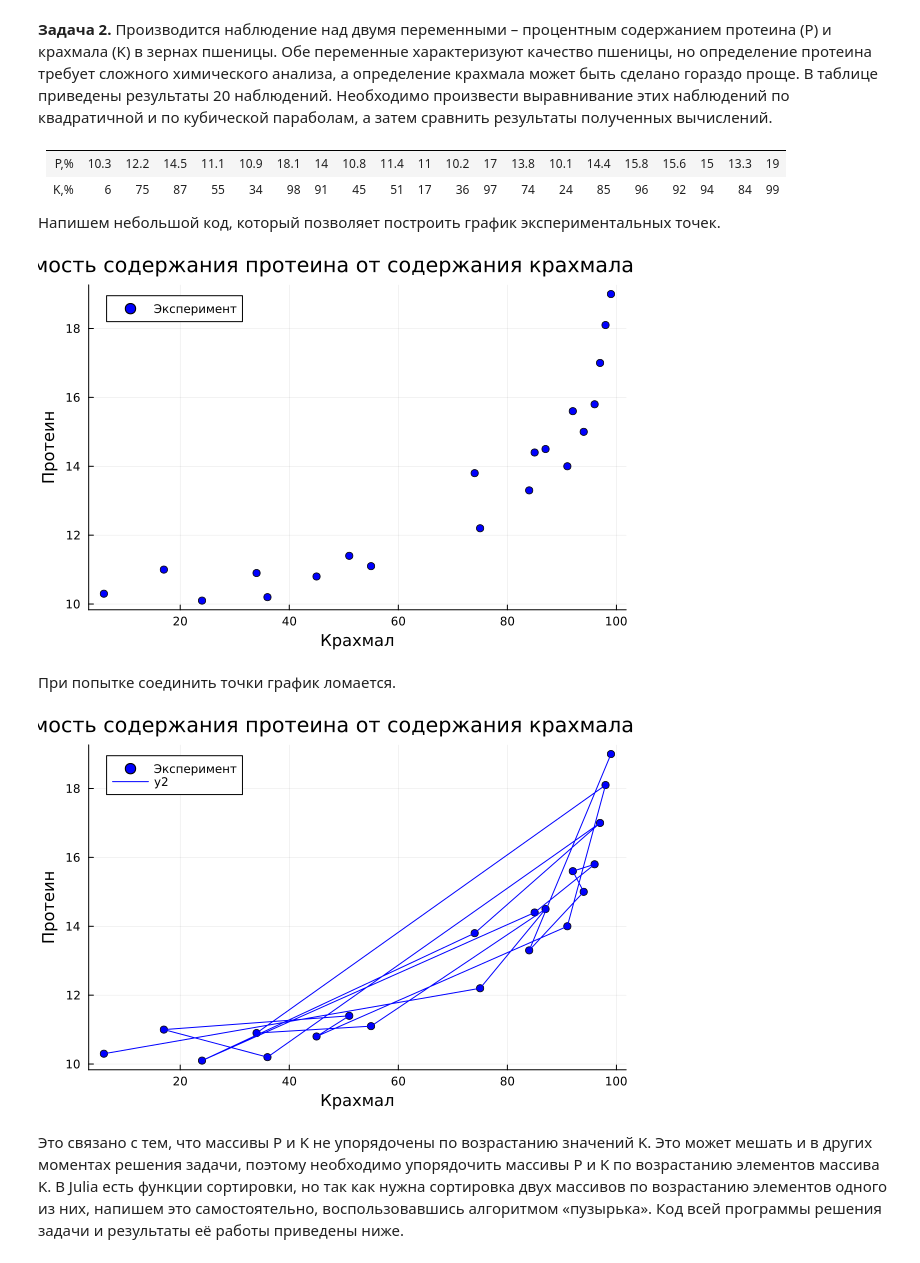
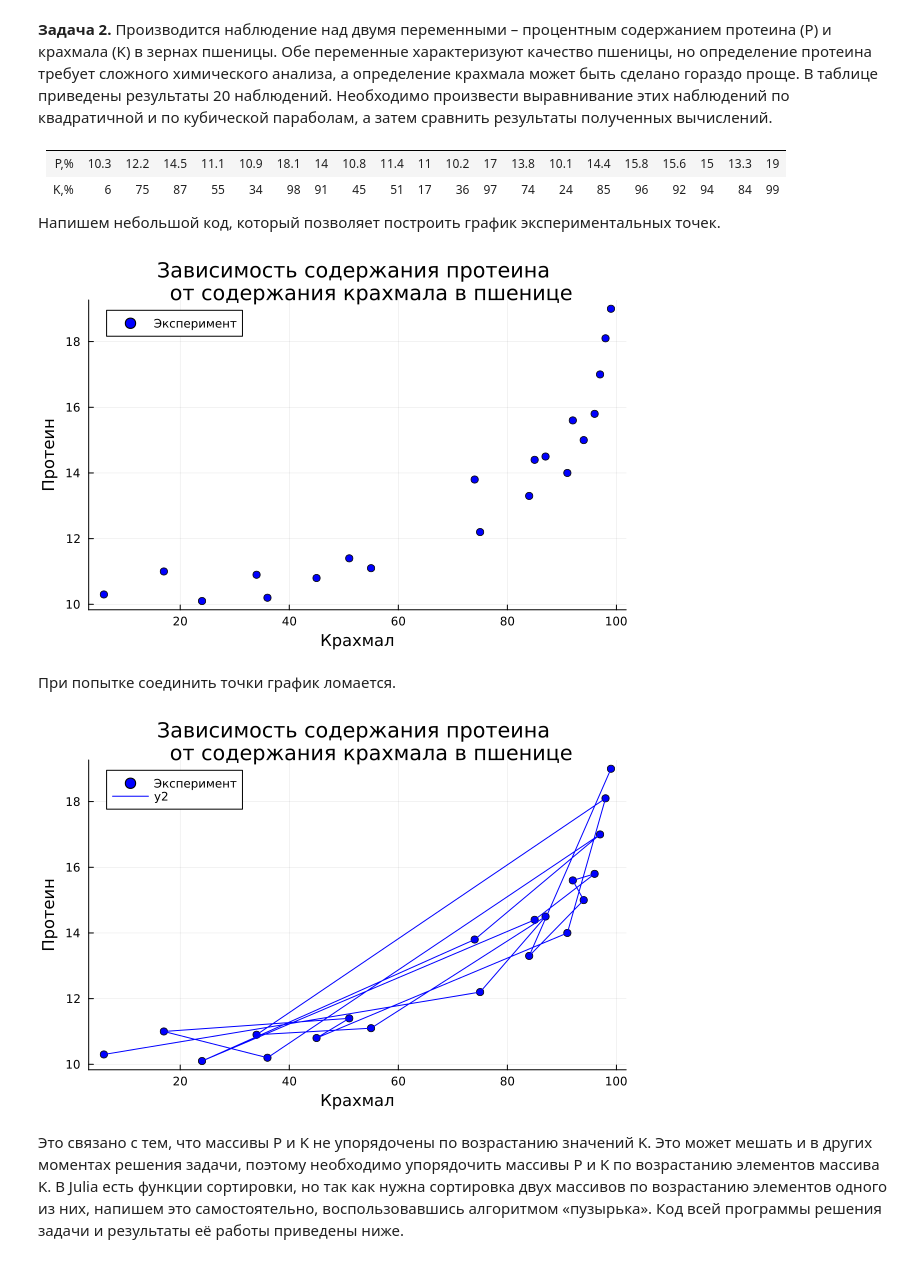
Before and after one commit to JuliaChurakova/Julia, a Jupyter notebook: Julia_2.ipynb, the cells around one changed output. Saved outputs shown, nothing was run; the diff lists cells and outputs as text; code cells hidden in the pictures.

```diff
--- a/Julia_2.ipynb
+++ b/Julia_2.ipynb
@@ -1355,24 +1404,26 @@ using Plots
 
 P = [10.3, 12.2, 14.5, 11.1, 10.9, 18.1, 14.0, 10.8, 11.4, 11, 10.2, 17, 13.8, 10.1, 14.4, 15.8, 15.6, 15, 13.3, 19]
 K = [6, 75, 87, 55, 34, 98, 91, 45, 51, 17, 36, 97, 74, 24, 85, 96, 92, 94, 84, 99]
-scatter(K, P, label="Эксперимент", color = :blue, title = "Зависимость содержания протеина от содержания крахмала в пшенице")
+scatter(K, P, label="Эксперимент", color = :blue, title = "Зависимость содержания протеина
+    от содержания крахмала в пшенице")
 xlabel!("Крахмал")
 ylabel!("Протеин")
 # %% [output]
-[figure, old version]
+[figure, new version]
 # %% [markdown]
 При попытке соединить точки график ломается.
 # %%
 using Plots
 
 P = [10.3, 12.2, 14.5, 11.1, 10.9, 18.1, 14.0, 10.8, 11.4, 11, 10.2, 17, 13.8, 10.1, 14.4, 15.8, 15.6, 15, 13.3, 19]
 K = [6, 75, 87, 55, 34, 98, 91, 45, 51, 17, 36, 97, 74, 24, 85, 96, 92, 94, 84, 99]
-scatter(K, P, label="Эксперимент", color = :blue, title = "Зависимость содержания протеина от содержания крахмала в пшенице")
+scatter(K, P, label="Эксперимент", color = :blue, title = "Зависимость содержания протеина
+    от содержания крахмала в пшенице")
 plot!(K, P, color = :blue)
 xlabel!("Крахмал")
 ylabel!("Протеин")
 # %% [output]
-[figure, old version]
+[figure, new version]
 # %% [markdown]
 Это связано с тем, что массивы P и K не упорядочены по возрастанию значений K. Это может мешать и в других моментах решения задачи, поэтому необходимо упорядочить массивы P и K по возрастанию элементов массива K. В Julia есть функции сортировки, но так как нужна сортировка двух массивов по возрастанию элементов одного из них, напишем это самостоятельно, воспользовавшись алгоритмом «пузырька».
 Код всей программы решения задачи и результаты её работы приведены ниже.
```
Also changed, not shown: parts of 24 cells of this notebook, 4 other files.
